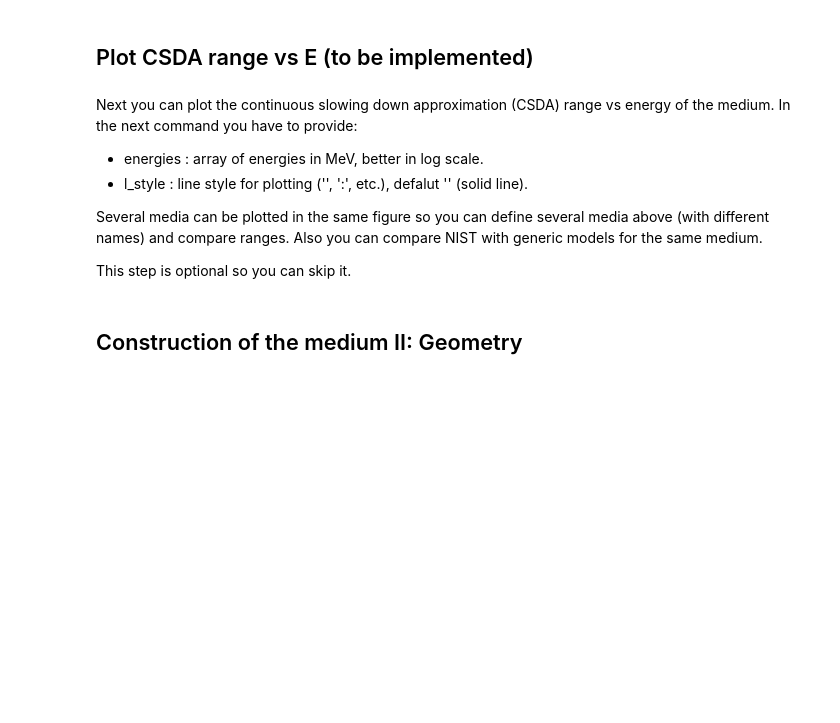
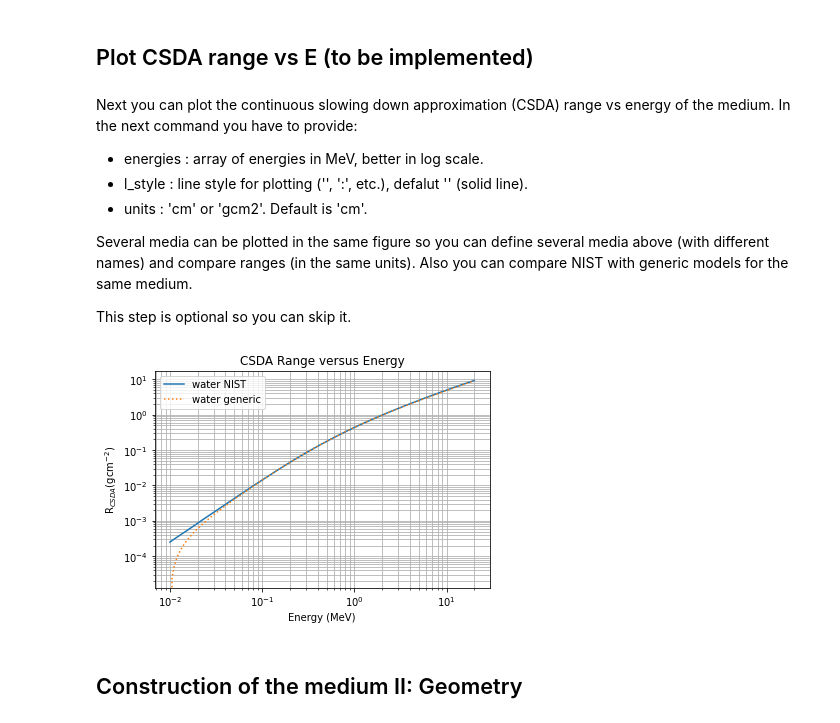
Before and after one commit to JaimeRosado/LegPy, a Jupyter notebook: notebooks/Electron-beam_simulation.ipynb, the cells around one changed output. Saved outputs shown, nothing was run; the diff lists cells and outputs as text; code cells hidden in the pictures; blank space fills up the shorter version.

```diff
--- a/notebooks/Electron-beam_applications.ipynb
+++ b/notebooks/Electron-beam_simulation.ipynb
@@ -46,8 +52,8 @@ Now you can construct the medium providing the following data:
 - density (g/cm^3): Optional. Default value is stored in file.
 # %%
-#medium = lpy.Medium(name='water')
+medium = lpy.Medium(name='water')
 #medium = lpy.Medium(name='Pb')
-medium = lpy.Medium(name='Al', density=2.7)
+#medium = lpy.Medium(name='Al', density=2.7)
 #medium = lpy.Medium(name='bone_compact_ICRU', density=1.8)
 # %% [markdown]
 ### generic
@@ -66,7 +72,7 @@ Now you can construct the medium providing the following data:
 - e_E_min (MeV): minimun electron energy considered. Default to 0.01 MeV.
 - e_E_max (MeV): maximum electron energy considered. Default to 1.25 MeV.
 # %%
-medium2 = lpy.Medium(name='water', density=1., Pmol=18.01, Z=[1,8], N=[2,1], A=[1,16], I=[19.2,95.])
+medium2 = lpy.Medium(name='water', density=1., Pmol=18.01, Z=[1,8], N=[2,1], A=[1,16], I=[19.2,95.], e_E_max = 20. )
 # %% [markdown]
 ## Plot CSDA range vs E (to be implemented)
 # %% [markdown]
@@ -74,16 +80,20 @@ Next you can plot the continuous slowing down approximation (CSDA) range vs ener
 
 - energies : array of energies in MeV, better in log scale.
 - l_style : line style for plotting ('', ':', etc.), defalut '' (solid line).
+- units : 'cm' or 'gcm2'. Default is 'cm'.
 
-Several media can be plotted in the same figure so you can define several media above (with different names) and compare ranges. Also you can compare NIST with generic models for the same medium.
+Several media can be plotted in the same figure so you can define several media above (with different names) and compare ranges (in the same units). Also you can compare NIST with generic models for the same medium.
 
 This step is optional so you can skip it.
 # %%
 E1 = 0.01 # MeV
 E2 = 20. # MeV
+units = 'gcm2'
 energy_range = np.logspace(np.log10(E1), np.log10(E2), num=150) # 150 points in a log-scale E(MeV) between E1 and E2
-#medium.plot(energies=energy_range)
-#medium2.plot(energies=energy_range, l_style=':', tot=True)
+medium.plot_R(energies=energy_range, units = units)
+medium2.plot_R(energies=energy_range, l_style=':', units = units)
+# %% [output]
+[figure, added]
 # %% [markdown]
 ## Construction of the medium II: Geometry
 # %% [markdown]
```
Also changed, not shown: parts of 7 cells of this notebook, 1 other file.
